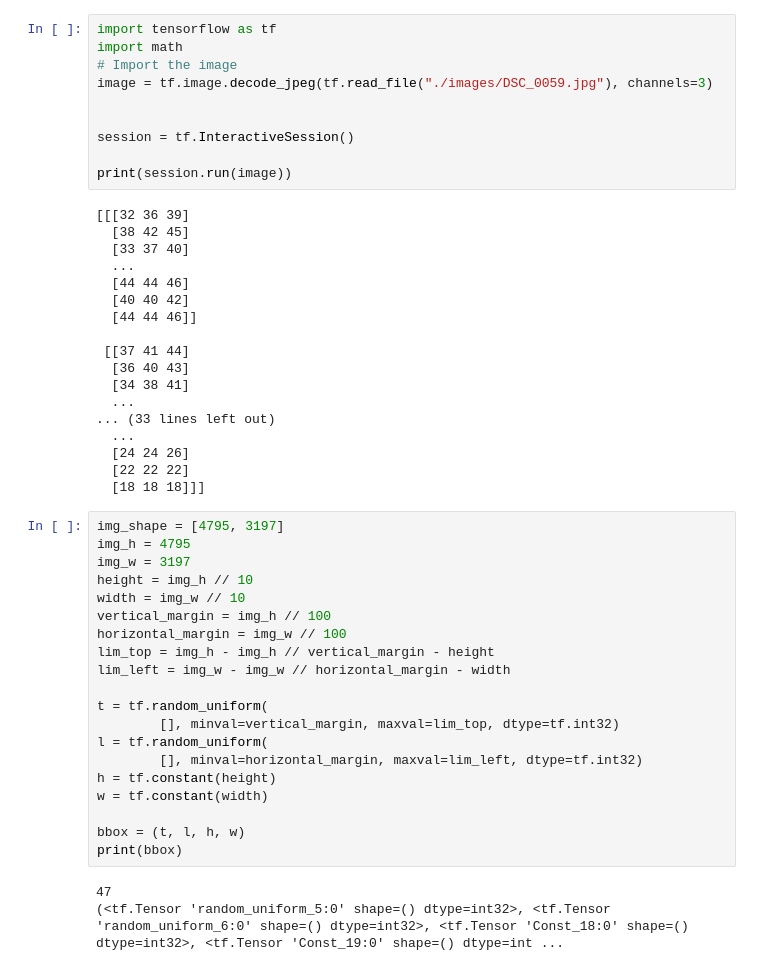
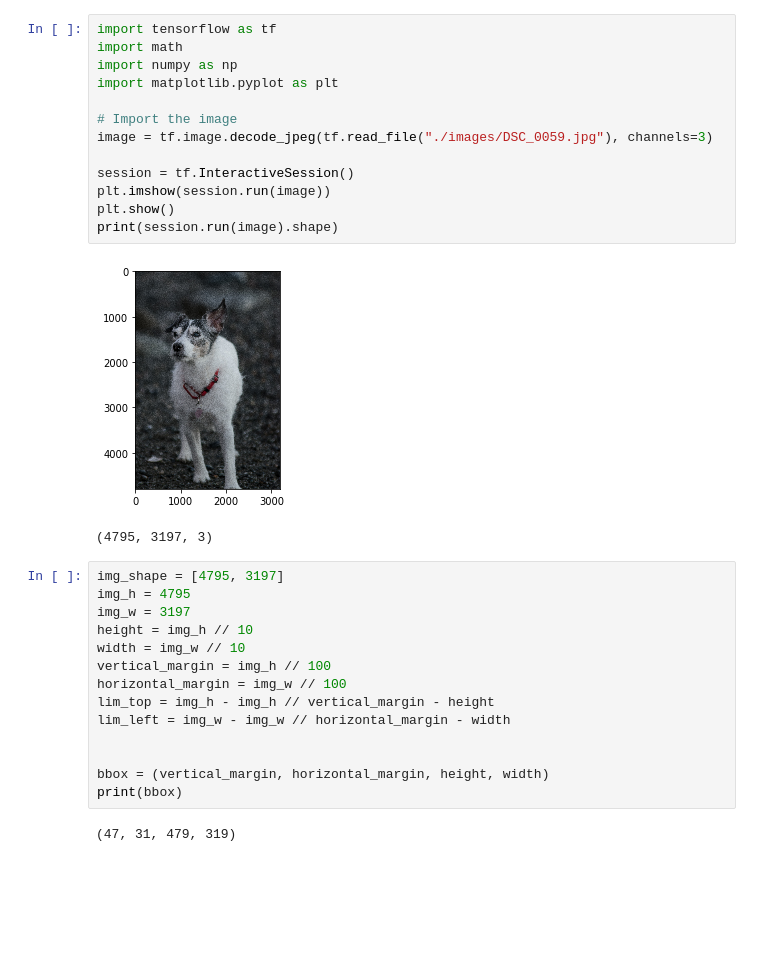
Before and after one commit to apop08/inpainter, a Jupyter notebook: image loading.ipynb, the cells around one changed output. Cells and saved outputs as stored; diff of their text form; blank space fills up the shorter version.

```diff
--- a/image loading.ipynb
+++ b/image loading.ipynb
@@ -1,31 +1,19 @@
 # %%
 import tensorflow as tf
 import math
+import numpy as np
+import matplotlib.pyplot as plt
+
 # Import the image
 image = tf.image.decode_jpeg(tf.read_file("./images/DSC_0059.jpg"), channels=3)
 
-
 session = tf.InteractiveSession()
-
-print(session.run(image))
+plt.imshow(session.run(image))
+plt.show()
+print(session.run(image).shape)
 # %% [output]
+[figure, added]
-[[[32 36 39]
-  [38 42 45]
-  [33 37 40]
-  ...
-  [44 44 46]
-  [40 40 42]
-  [44 44 46]]
-
- [[37 41 44]
-  [36 40 43]
-  [34 38 41]
-  ...
-... (33 lines left out)
-  ...
-  [24 24 26]
-  [22 22 22]
-  [18 18 18]]]
+(4795, 3197, 3)
 # %%
 img_shape = [4795, 3197]
 img_h = 4795
@@ -37,15 +25,8 @@ horizontal_margin = img_w // 100
 lim_top = img_h - img_h // vertical_margin - height
 lim_left = img_w - img_w // horizontal_margin - width
 
-t = tf.random_uniform(
-        [], minval=vertical_margin, maxval=lim_top, dtype=tf.int32)
-l = tf.random_uniform(
-        [], minval=horizontal_margin, maxval=lim_left, dtype=tf.int32)
-h = tf.constant(height)
-w = tf.constant(width)
 
-bbox = (t, l, h, w)
+bbox = (vertical_margin, horizontal_margin, height, width)
 print(bbox)
 # %% [output]
-47
-(<tf.Tensor 'random_uniform_5:0' shape=() dtype=int32>, <tf.Tensor 'random_uniform_6:0' shape=() dtype=int32>, <tf.Tensor 'Const_18:0' shape=() dtype=int32>, <tf.Tensor 'Const_19:0' shape=() dtype=int ...
+(47, 31, 479, 319)
```
Also changed, not shown: parts of 3 cells of this notebook, 1 other file.
